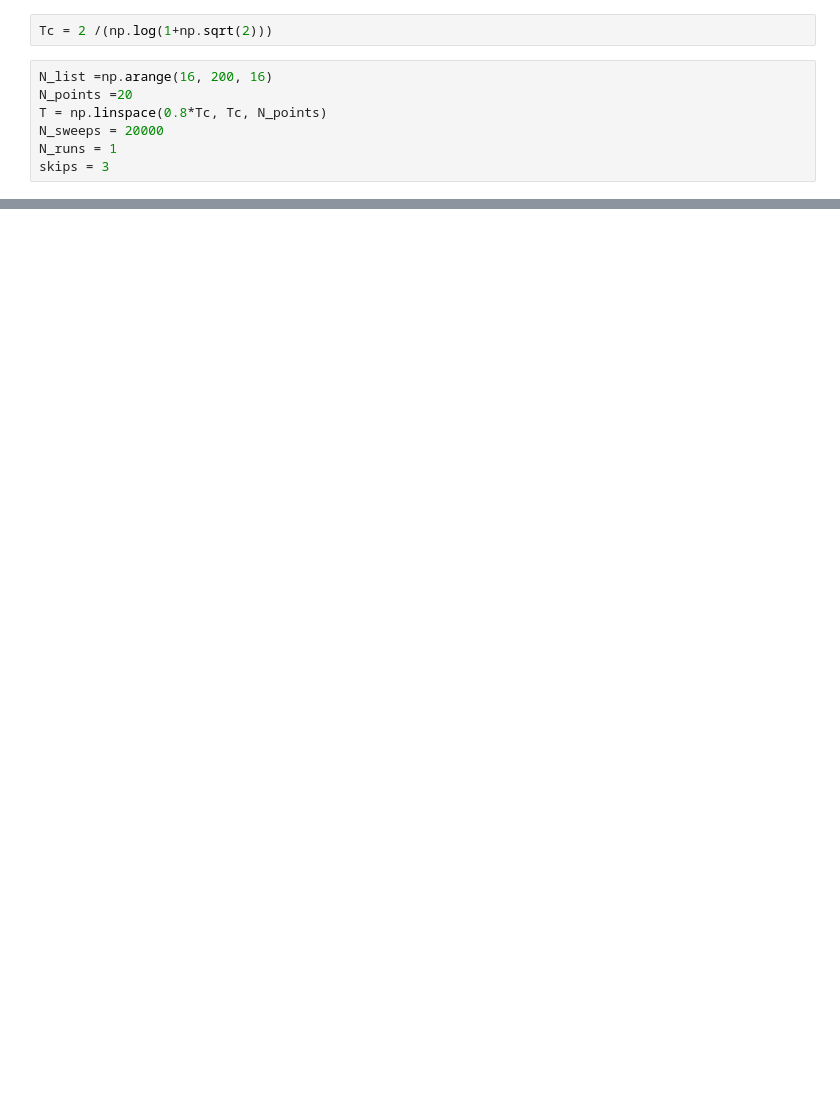
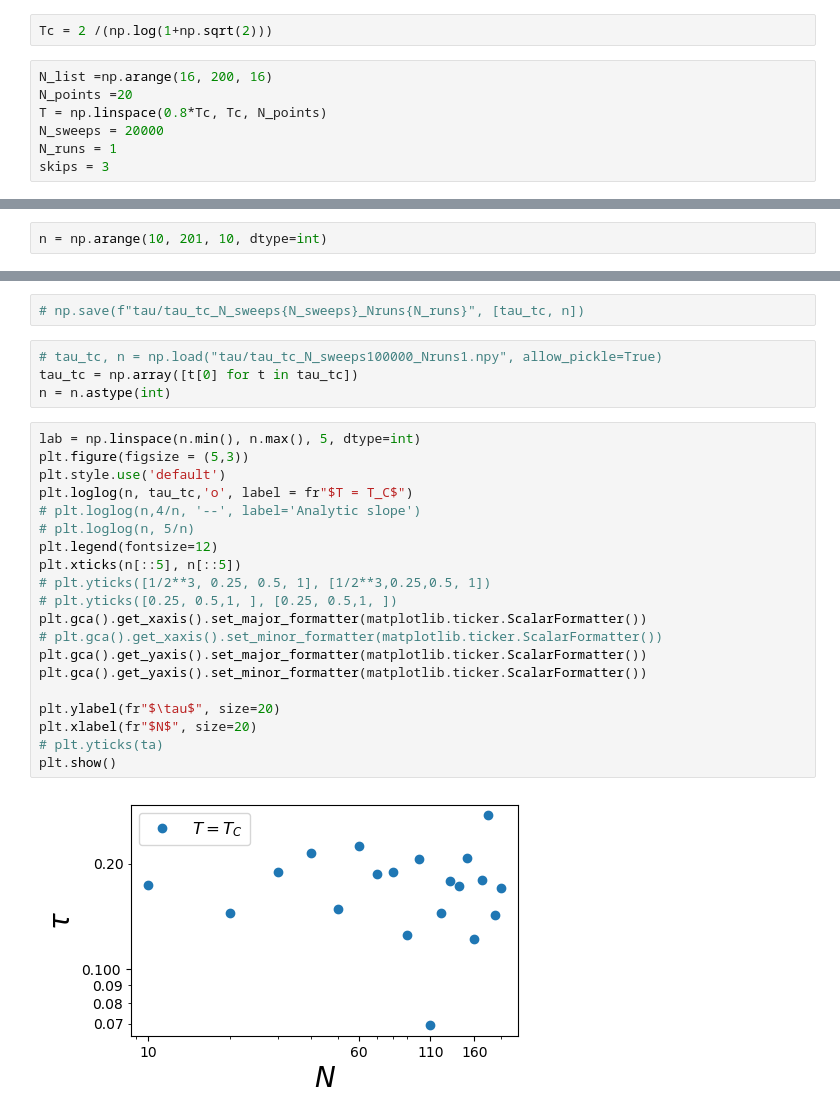
Before and after one commit to kklocker/NumFys, a Jupyter notebook: Exam/src/tau_scaling.ipynb, the cells around one changed output, grey strips where cells are left out. Drawn from its saved outputs; the diff is of its cells as text; blank space fills up the shorter version.

```diff
--- a/Exam/src/tau_scaling.ipynb
+++ b/Exam/src/tau_scaling.ipynb
@@ -68,0 +106,2 @@ plt.show()
+# %%
+n = np.arange(10, 201, 10, dtype=int)
@@ -68,0 +113,28 @@ plt.show()
+# %%
+# np.save(f"tau/tau_tc_N_sweeps{N_sweeps}_Nruns{N_runs}", [tau_tc, n])
+# %%
+# tau_tc, n = np.load("tau/tau_tc_N_sweeps100000_Nruns1.npy", allow_pickle=True)
+tau_tc = np.array([t[0] for t in tau_tc])
+n = n.astype(int)
+# %%
+lab = np.linspace(n.min(), n.max(), 5, dtype=int)
+plt.figure(figsize = (5,3))
+plt.style.use('default')
+plt.loglog(n, tau_tc,'o', label = fr"$T = T_C$")
+# plt.loglog(n,4/n, '--', label='Analytic slope')
+# plt.loglog(n, 5/n)
+plt.legend(fontsize=12)
+plt.xticks(n[::5], n[::5])
+# plt.yticks([1/2**3, 0.25, 0.5, 1], [1/2**3,0.25,0.5, 1])
+# plt.yticks([0.25, 0.5,1, ], [0.25, 0.5,1, ])
+plt.gca().get_xaxis().set_major_formatter(matplotlib.ticker.ScalarFormatter())
+# plt.gca().get_xaxis().set_minor_formatter(matplotlib.ticker.ScalarFormatter())
+plt.gca().get_yaxis().set_major_formatter(matplotlib.ticker.ScalarFormatter())
+plt.gca().get_yaxis().set_minor_formatter(matplotlib.ticker.ScalarFormatter())
+
+plt.ylabel(fr"$\tau$", size=20)
+plt.xlabel(fr"$N$", size=20)
+# plt.yticks(ta)
+plt.show()
+# %% [output]
+[figure, added]
```
Also changed, not shown: parts of 16 cells of this notebook, 25 other files.
